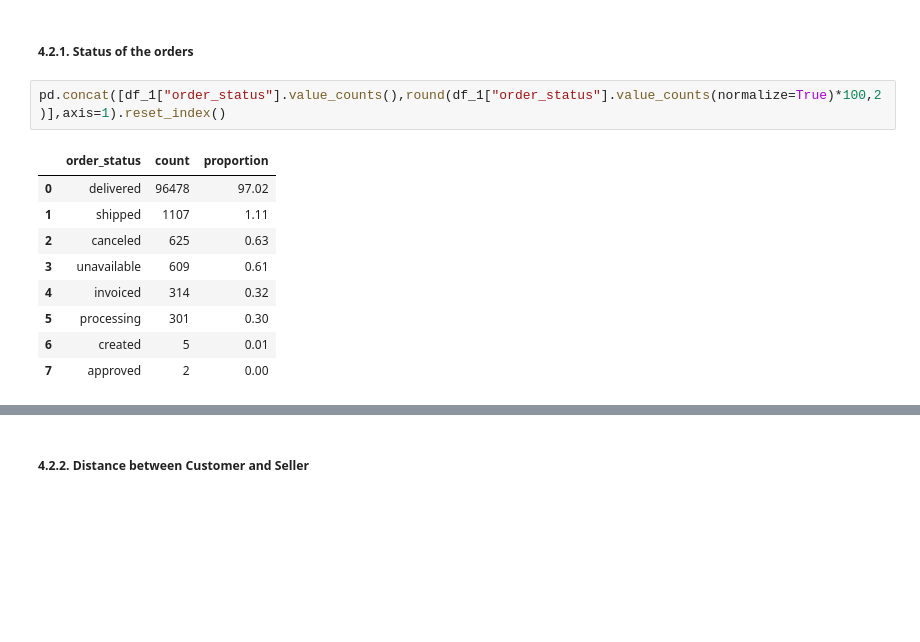
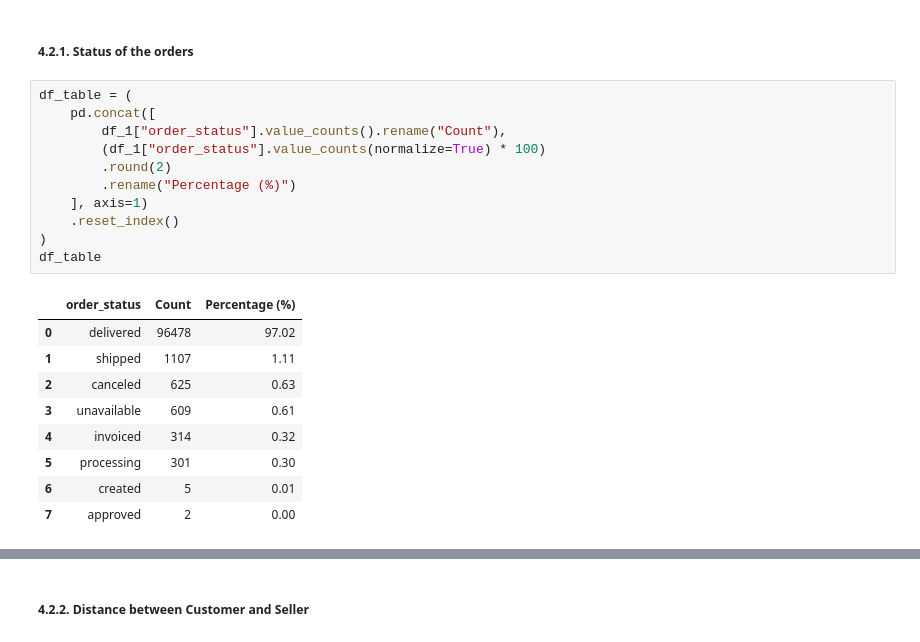
Before and after one commit to bruno-lima98/portfolio-olist-brazilian-ecommerce, a Jupyter notebook: main.ipynb, the cells around one changed output, grey strips where cells are left out. Cells and saved outputs as stored; diff of their text form; blank space fills up the shorter version.

```diff
--- a/main.ipynb
+++ b/main.ipynb
@@ -500,9 +505,18 @@ plt.show()
 # %% [markdown]
 ##### 4.2.1. Status of the orders
 # %%
-pd.concat([df_1["order_status"].value_counts(),round(df_1["order_status"].value_counts(normalize=True)*100,2)],axis=1).reset_index()
+df_table = (
+    pd.concat([
+        df_1["order_status"].value_counts().rename("Count"),
+        (df_1["order_status"].value_counts(normalize=True) * 100)
+        .round(2)
+        .rename("Percentage (%)")
+    ], axis=1)
+    .reset_index()
+)
+df_table
 # %% [output]
-|  | order_status | count | proportion |
+|  | order_status | Count | Percentage (%) |
 | 0 | delivered | 96478 | 97.02 |
 | 1 | shipped | 1107 | 1.11 |
 | 2 | canceled | 625 | 0.63 |
```
Also changed, not shown: parts of 15 cells of this notebook, 7 other files.
